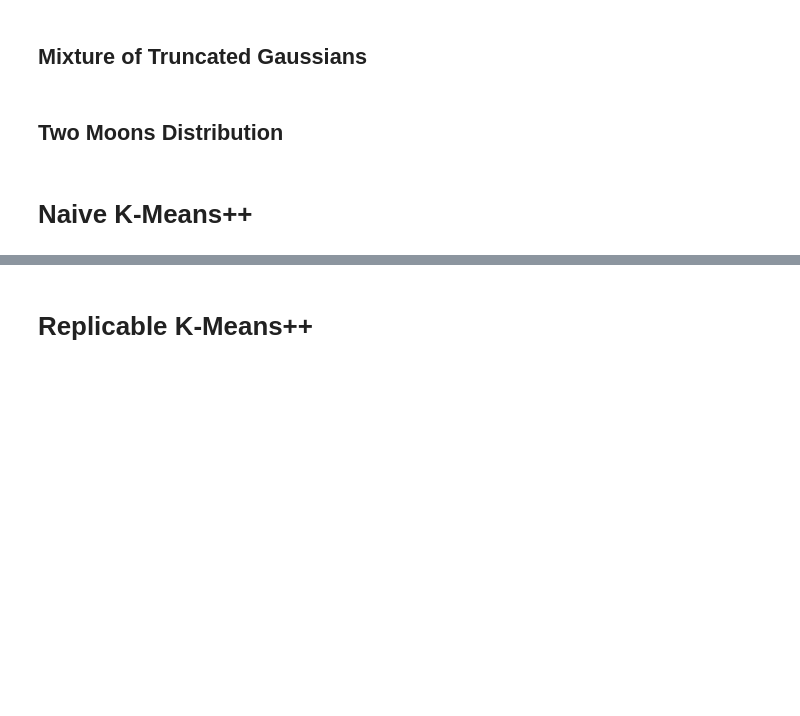
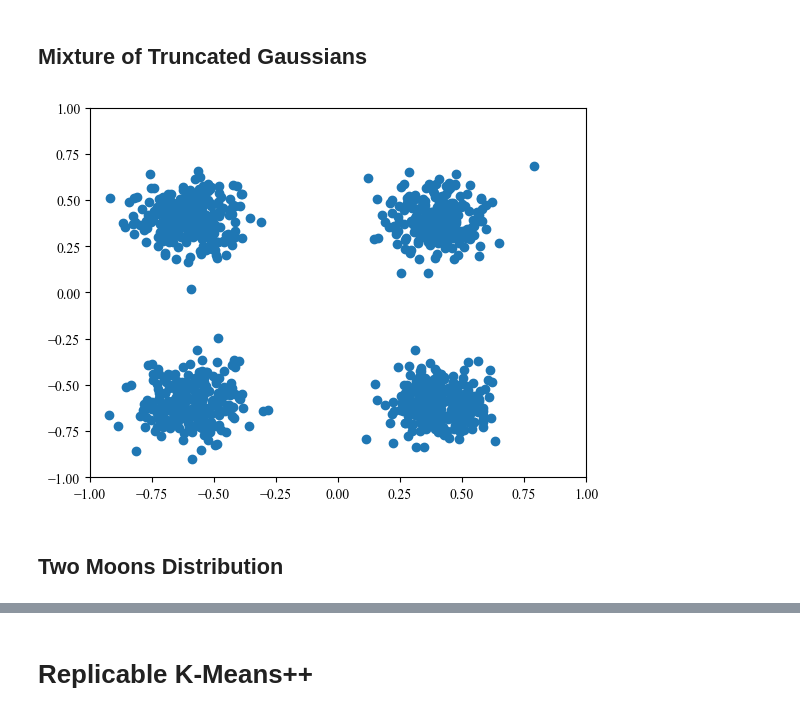
Before and after one commit to felix-cfzhou/replicable_clustering_experiments, a Jupyter notebook: replicable_clustering.ipynb, the cells around one changed output, grey strips where cells are left out. Saved outputs shown, nothing was run; the diff lists cells and outputs as text; code cells hidden in the pictures; blank space fills up the shorter version.

```diff
--- a/replicable_clustering.ipynb
+++ b/replicable_clustering.ipynb
@@ -47,2 +12,10 @@ ax.set_ylim(-1, 1)
+# %%
+from plotting import plot2D
+from samplers import MixtureTruncNormSampler
+
+truncnorm_sampler = MixtureTruncNormSampler(0)  # external random seed
+plot2D(truncnorm_sampler(1000))
+# %% [output]
+[figure, added]
 # %% [markdown]
 ## Two Moons Distribution
@@ -67,2 +21,0 @@ ax.set_ylim(-1, 1)
-# %% [markdown]
-# Naive K-Means++
```
Also changed, not shown: parts of 29 cells of this notebook, 17 other files.
